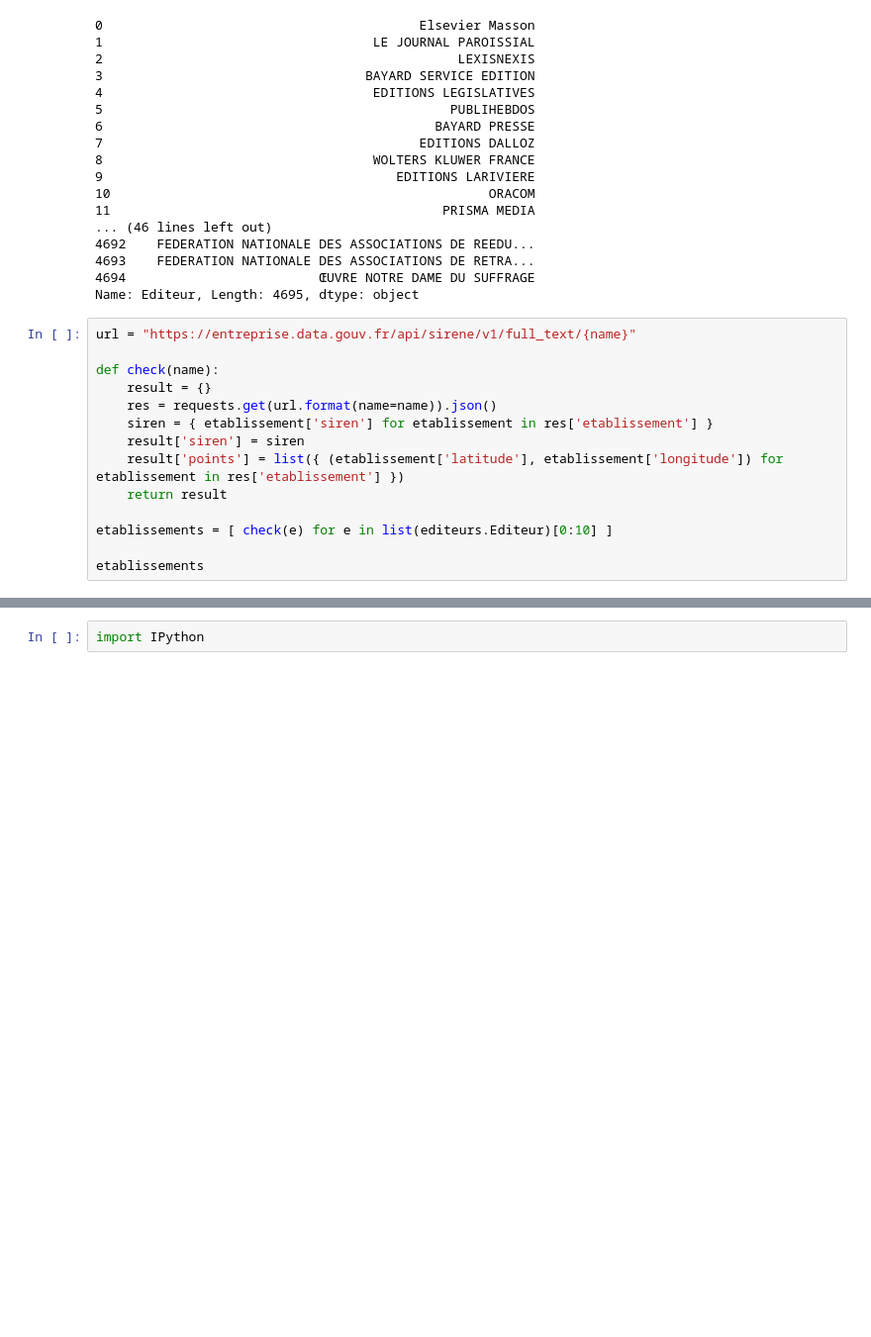
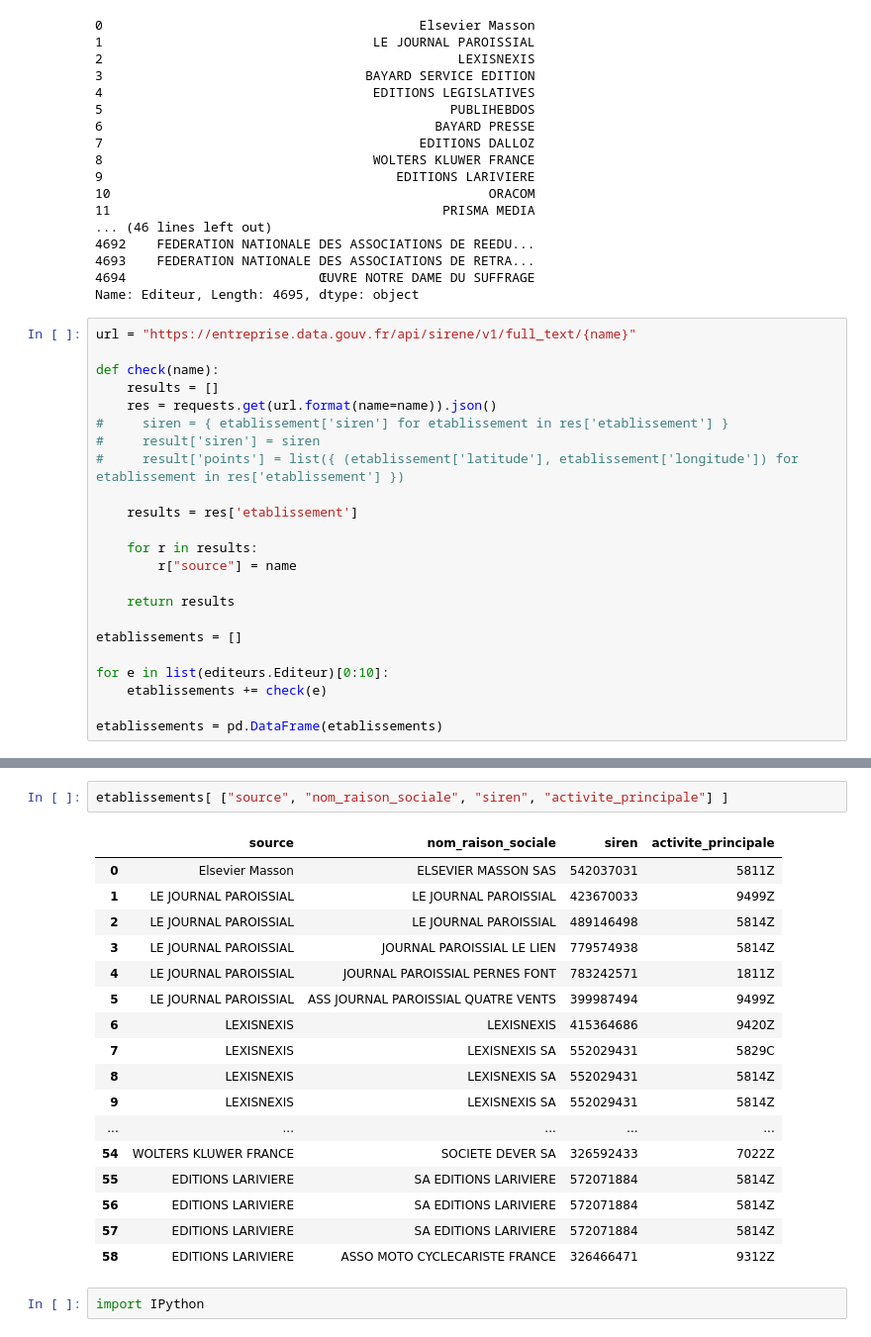
Before and after one commit to taniki/notebooks, a Jupyter notebook: data.gouv.fr/presse-SIRENE-geocodage.ipynb, the cells around one changed output, grey strips where cells are left out. Shown at 99% size. Cells and saved outputs as stored; diff of their text form; blank space fills up the shorter version.

```diff
--- a/data.gouv.fr/presse-SIRENE-geocodage.ipynb
+++ b/data.gouv.fr/presse-SIRENE-geocodage.ipynb
@@ -32,13 +32,22 @@ Name: Editeur, Length: 4695, dtype: object
 url = "https://entreprise.data.gouv.fr/api/sirene/v1/full_text/{name}"
 
 def check(name):
-    result = {}
+    results = []
     res = requests.get(url.format(name=name)).json()
-    siren = { etablissement['siren'] for etablissement in res['etablissement'] }
-    result['siren'] = siren
-    result['points'] = list({ (etablissement['latitude'], etablissement['longitude']) for etablissement in res['etablissement'] })
-    return result
+#     siren = { etablissement['siren'] for etablissement in res['etablissement'] }
+#     result['siren'] = siren
+#     result['points'] = list({ (etablissement['latitude'], etablissement['longitude']) for etablissement in res['etablissement'] })
 
-etablissements = [ check(e) for e in list(editeurs.Editeur)[0:10] ]
+    results = res['etablissement']
 
-etablissements
+    for r in results:
+        r["source"] = name
+
+    return results
+
+etablissements = []
+
+for e in list(editeurs.Editeur)[0:10]:
+    etablissements += check(e)
+
+etablissements = pd.DataFrame(etablissements)
@@ -63,3 +74,23 @@ etablissements
+# %%
+etablissements[ ["source", "nom_raison_sociale", "siren", "activite_principale"] ]
+# %% [output]
+|  | source | nom_raison_sociale | siren | activite_principale |
+| 0 | Elsevier Masson | ELSEVIER MASSON SAS | 542037031 | 5811Z |
+| 1 | LE JOURNAL PAROISSIAL | LE JOURNAL PAROISSIAL | 423670033 | 9499Z |
+| 2 | LE JOURNAL PAROISSIAL | LE JOURNAL PAROISSIAL | 489146498 | 5814Z |
+| 3 | LE JOURNAL PAROISSIAL | JOURNAL PAROISSIAL LE LIEN | 779574938 | 5814Z |
+| 4 | LE JOURNAL PAROISSIAL | JOURNAL PAROISSIAL PERNES FONT | 783242571 | 1811Z |
+| 5 | LE JOURNAL PAROISSIAL | ASS JOURNAL PAROISSIAL QUATRE VENTS | 399987494 | 9499Z |
+| 6 | LEXISNEXIS | LEXISNEXIS | 415364686 | 9420Z |
+| 7 | LEXISNEXIS | LEXISNEXIS SA | 552029431 | 5829C |
+| 8 | LEXISNEXIS | LEXISNEXIS SA | 552029431 | 5814Z |
+| 9 | LEXISNEXIS | LEXISNEXIS SA | 552029431 | 5814Z |
+| ... | ... | ... | ... | ... |
+| 54 | WOLTERS KLUWER FRANCE | SOCIETE DEVER SA | 326592433 | 7022Z |
+| 55 | EDITIONS LARIVIERE | SA EDITIONS LARIVIERE | 572071884 | 5814Z |
+| 56 | EDITIONS LARIVIERE | SA EDITIONS LARIVIERE | 572071884 | 5814Z |
+| 57 | EDITIONS LARIVIERE | SA EDITIONS LARIVIERE | 572071884 | 5814Z |
+| 58 | EDITIONS LARIVIERE | ASSO MOTO CYCLECARISTE FRANCE | 326466471 | 9312Z |
 # %%
 import IPython
 # %%
```
Also changed, not shown: parts of 2 cells of this notebook.
